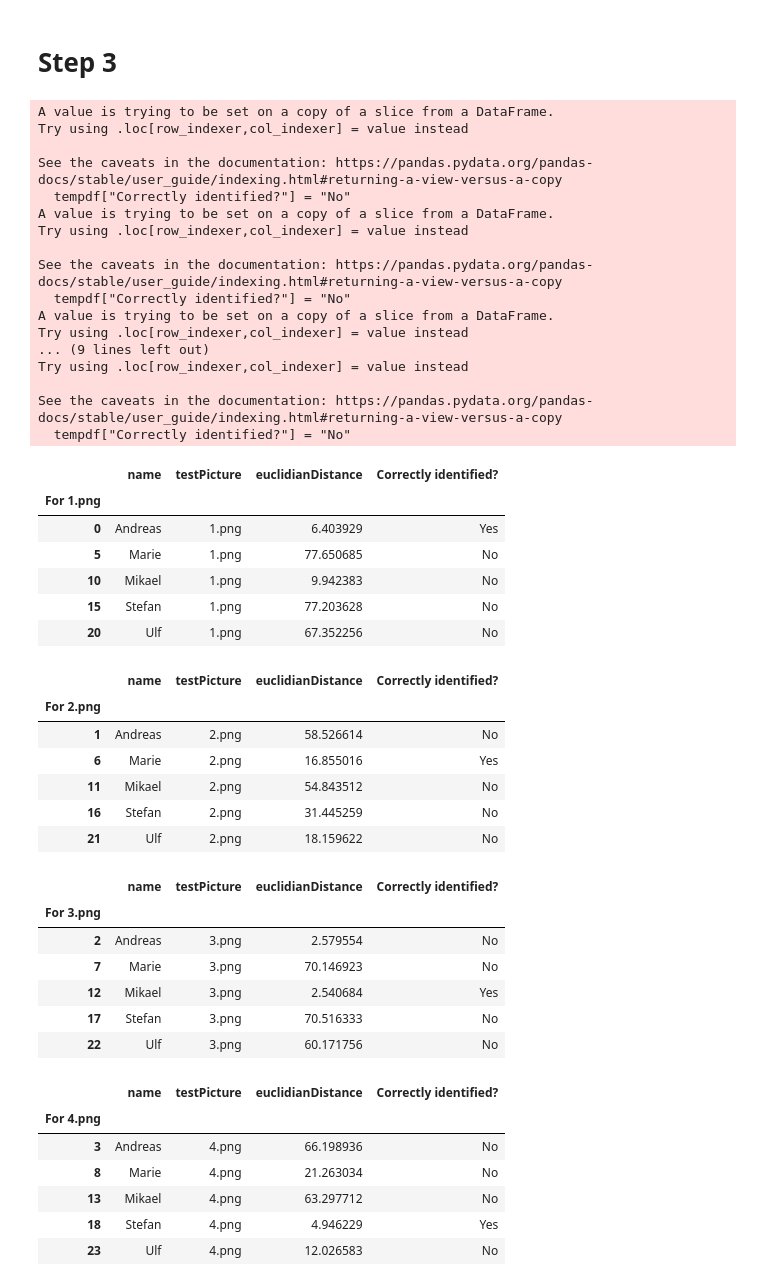
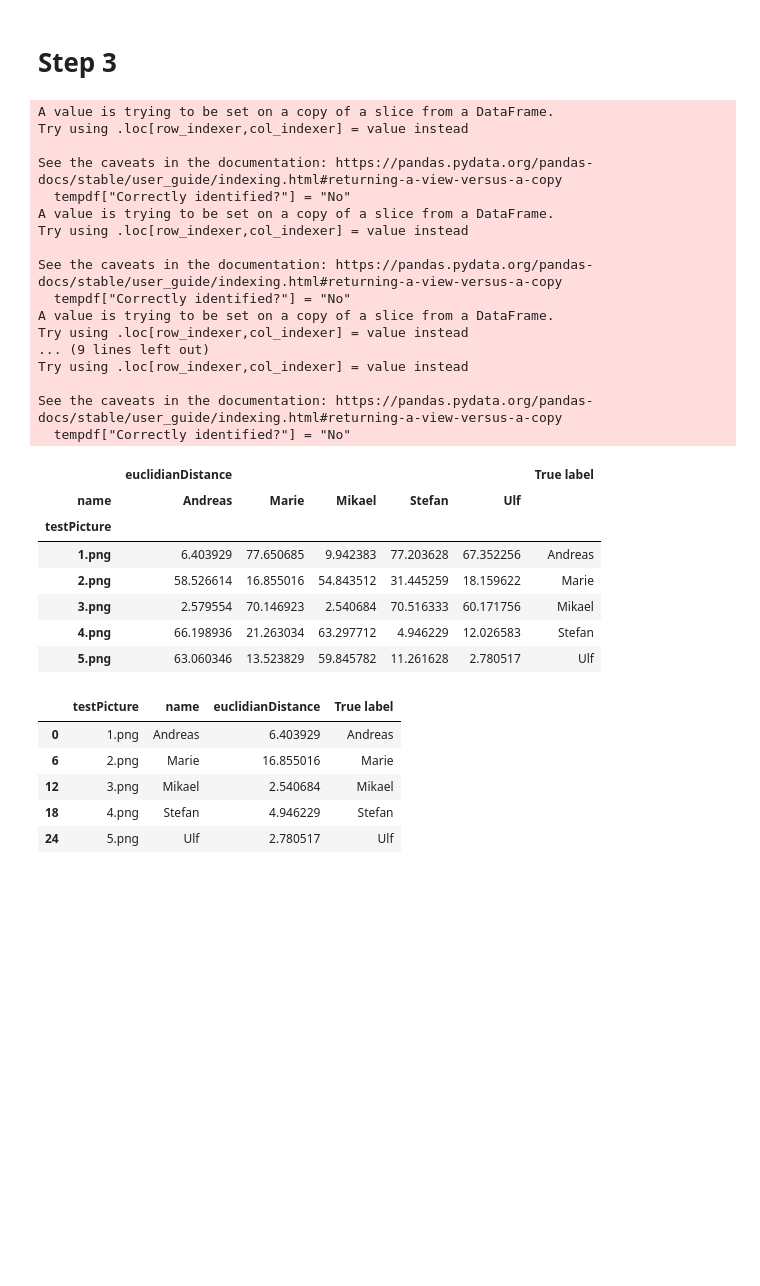
Before and after one commit to JakobAdamsson/Simple-Image-recognition, a Jupyter notebook: Exercise4.ipynb, the cells around one changed output. Drawn from its saved outputs; the diff is of its cells as text; code cells hidden in the pictures; blank space fills up the shorter version.

Commit message:
Code for image rec

```diff
--- a/Exercise4.ipynb
+++ b/Exercise4.ipynb
@@ -127,7 +107,6 @@ test_images
 # %% [markdown]
 # Step 3
 # %%
-test_images = r"Test"
 all_images = np.array(getAllImageData())
 test_images = np.array(getTestImages(DIR2))
 result = {"name": [], "testPicture": [], "euclidianDistance": []}
@@ -136,61 +115,56 @@ for index, image in enumerate(all_images):
     for index2, testimage in enumerate(test_images):
         result["name"].append(all_images[index][0])
         result["testPicture"].append(testimage[0])
         result["euclidianDistance"].append(distance.euclidean(image[1:], testimage[1:]))
 trueDf = pd.DataFrame(data=result)
 trueDf.reset_index()
 
-
+finalDf = trueDf.pivot(index="testPicture", columns="name", values=["euclidianDistance"])
+finalDf["True label"] = ["Andreas","Marie",	"Mikael", "Stefan", "Ulf"]
 df1 = getCorrectPerson(trueDf, 1)
+df11 = df1.loc[df1["Correctly identified?"] == "Yes"]
 df2 = getCorrectPerson(trueDf, 2)
+df22 = df2.loc[df2["Correctly identified?"] == "Yes"]
 df3 = getCorrectPerson(trueDf, 3)
+df33 = df3.loc[df3["Correctly identified?"] == "Yes"]
 df4 = getCorrectPerson(trueDf, 4)
+df44 = df4.loc[df4["Correctly identified?"] == "Yes"]
 df5 = getCorrectPerson(trueDf, 5)
-
-display(df1, df2,df3,df4, df5)
+df55 = df5.loc[df5["Correctly identified?"] == "Yes"]
+x = pd.concat([df11, df22, df33, df44, df55])
+x['name'],x['testPicture'] = x['testPicture'],x['name']
+x.rename(columns={"name": "testPicture", "testPicture": "name", "Correctly identified?": "True label"}, inplace=True)
+x["True label"] = x["name"]
+display(finalDf, x)
 # %% [output]
 A value is trying to be set on a copy of a slice from a DataFrame.
 Try using .loc[row_indexer,col_indexer] = value instead
 
 See the caveats in the documentation: https://pandas.pydata.org/pandas-docs/stable/user_guide/indexing.html#returning-a-view-versus-a-copy
   tempdf["Correctly identified?"] = "No"
 A value is trying to be set on a copy of a slice from a DataFrame.
 Try using .loc[row_indexer,col_indexer] = value instead
 
 See the caveats in the documentation: https://pandas.pydata.org/pandas-docs/stable/user_guide/indexing.html#returning-a-view-versus-a-copy
   tempdf["Correctly identified?"] = "No"
 A value is trying to be set on a copy of a slice from a DataFrame.
 Try using .loc[row_indexer,col_indexer] = value instead
 ... (9 lines left out)
 Try using .loc[row_indexer,col_indexer] = value instead
 
 See the caveats in the documentation: https://pandas.pydata.org/pandas-docs/stable/user_guide/indexing.html#returning-a-view-versus-a-copy
   tempdf["Correctly identified?"] = "No"
-|  | name | testPicture | euclidianDistance | Correctly identified? |
-| For 1.png |  |  |  |  |
-| 0 | Andreas | 1.png | 6.403929 | Yes |
-| 5 | Marie | 1.png | 77.650685 | No |
-| 10 | Mikael | 1.png | 9.942383 | No |
-| 15 | Stefan | 1.png | 77.203628 | No |
-| 20 | Ulf | 1.png | 67.352256 | No |
+|  | euclidianDistance |  |  |  |  | True label |
+| name | Andreas | Marie | Mikael | Stefan | Ulf |  |
+| testPicture |  |  |  |  |  |  |
+| 1.png | 6.403929 | 77.650685 | 9.942383 | 77.203628 | 67.352256 | Andreas |
+| 2.png | 58.526614 | 16.855016 | 54.843512 | 31.445259 | 18.159622 | Marie |
+| 3.png | 2.579554 | 70.146923 | 2.540684 | 70.516333 | 60.171756 | Mikael |
+| 4.png | 66.198936 | 21.263034 | 63.297712 | 4.946229 | 12.026583 | Stefan |
+| 5.png | 63.060346 | 13.523829 | 59.845782 | 11.261628 | 2.780517 | Ulf |
-|  | name | testPicture | euclidianDistance | Correctly identified? |
-| For 2.png |  |  |  |  |
-| 1 | Andreas | 2.png | 58.526614 | No |
-| 6 | Marie | 2.png | 16.855016 | Yes |
-| 11 | Mikael | 2.png | 54.843512 | No |
-| 16 | Stefan | 2.png | 31.445259 | No |
-| 21 | Ulf | 2.png | 18.159622 | No |
+|  | testPicture | name | euclidianDistance | True label |
+| 0 | 1.png | Andreas | 6.403929 | Andreas |
+| 6 | 2.png | Marie | 16.855016 | Marie |
+| 12 | 3.png | Mikael | 2.540684 | Mikael |
+| 18 | 4.png | Stefan | 4.946229 | Stefan |
+| 24 | 5.png | Ulf | 2.780517 | Ulf |
-|  | name | testPicture | euclidianDistance | Correctly identified? |
-| For 3.png |  |  |  |  |
-| 2 | Andreas | 3.png | 2.579554 | No |
-| 7 | Marie | 3.png | 70.146923 | No |
-| 12 | Mikael | 3.png | 2.540684 | Yes |
-| 17 | Stefan | 3.png | 70.516333 | No |
-| 22 | Ulf | 3.png | 60.171756 | No |
-|  | name | testPicture | euclidianDistance | Correctly identified? |
-| For 4.png |  |  |  |  |
-| 3 | Andreas | 4.png | 66.198936 | No |
-| 8 | Marie | 4.png | 21.263034 | No |
-| 13 | Mikael | 4.png | 63.297712 | No |
-| 18 | Stefan | 4.png | 4.946229 | Yes |
-| 23 | Ulf | 4.png | 12.026583 | No |
```
Also changed, not shown: parts of 4 cells of this notebook.
